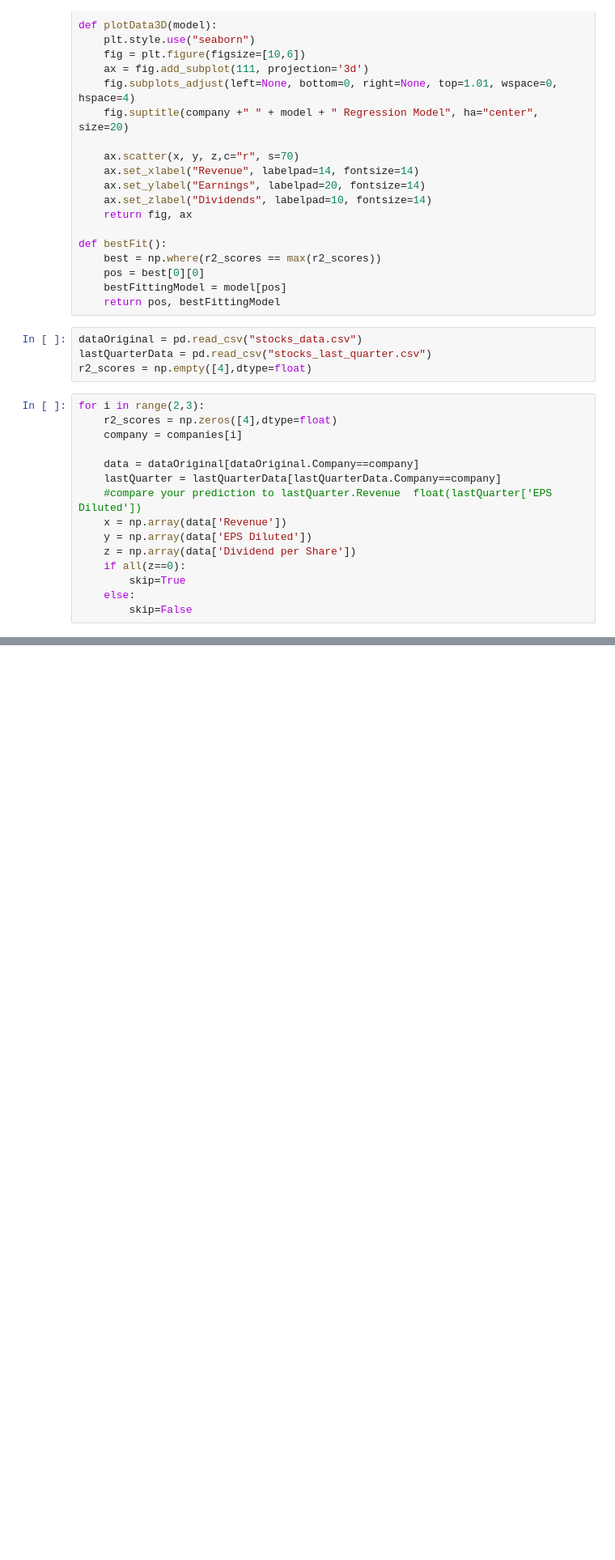
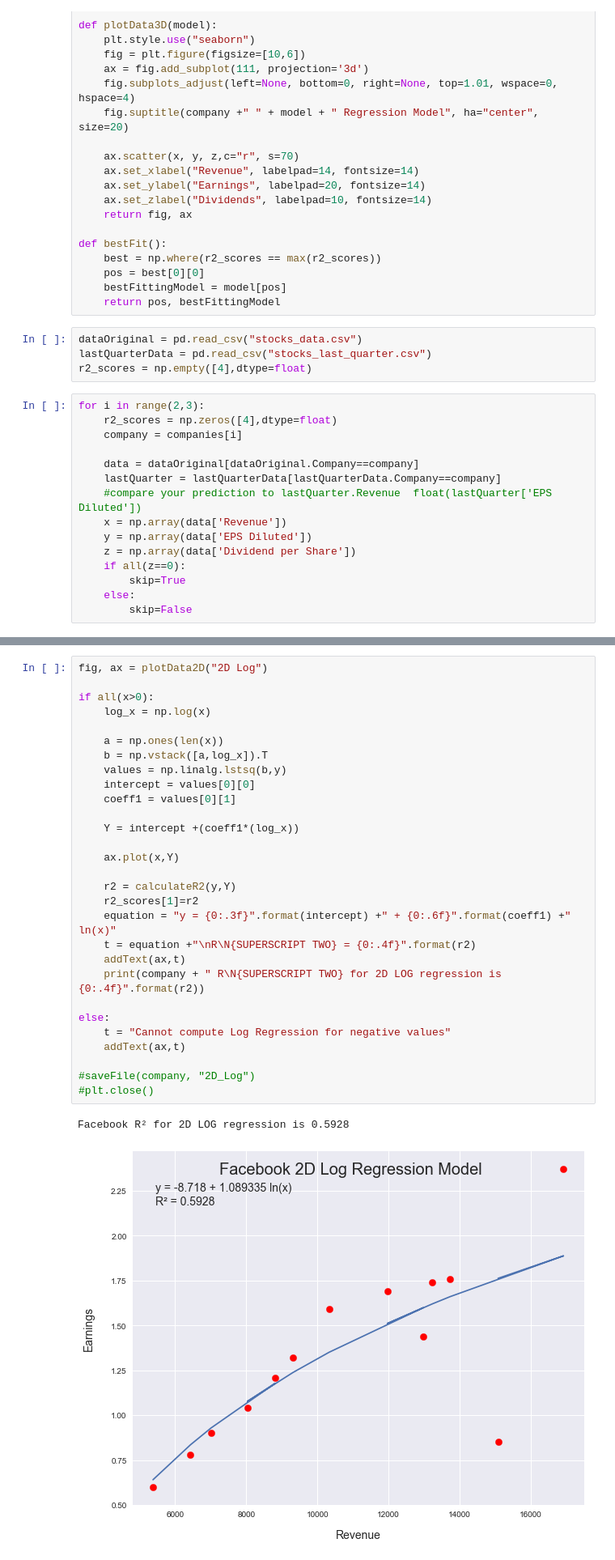
Before and after one commit to rachelf21/Regression, a Jupyter notebook: Sample.ipynb, the cells around one changed output, grey strips where cells are left out. Shown at 81% size. Drawn from its saved outputs; the diff is of its cells as text; blank space fills up the shorter version.

```diff
--- a/Sample.ipynb
+++ b/Sample.ipynb
@@ -110,0 +112,32 @@ Facebook R² for 2D LINEAR regression is 0.5690
+# %%
+fig, ax = plotData2D("2D Log")
+
+if all(x>0):
+    log_x = np.log(x)
+
+    a = np.ones(len(x))
+    b = np.vstack([a,log_x]).T
+    values = np.linalg.lstsq(b,y)
+    intercept = values[0][0]
+    coeff1 = values[0][1]
+
+    Y = intercept +(coeff1*(log_x))
+
+    ax.plot(x,Y)
+
+    r2 = calculateR2(y,Y)
+    r2_scores[1]=r2
+    equation = "y = {0:.3f}".format(intercept) +" + {0:.6f}".format(coeff1) +" ln(x)"
+    t = equation +"\nR\N{SUPERSCRIPT TWO} = {0:.4f}".format(r2)
+    addText(ax,t)
+    print(company + " R\N{SUPERSCRIPT TWO} for 2D LOG regression is {0:.4f}".format(r2))
+
+else:
+    t = "Cannot compute Log Regression for negative values"
+    addText(ax,t)
+
+#saveFile(company, "2D_Log")
+#plt.close()
+# %% [output]
+Facebook R² for 2D LOG regression is 0.5928
+[figure, added]
```
Also changed, not shown: parts of 4 cells of this notebook.
